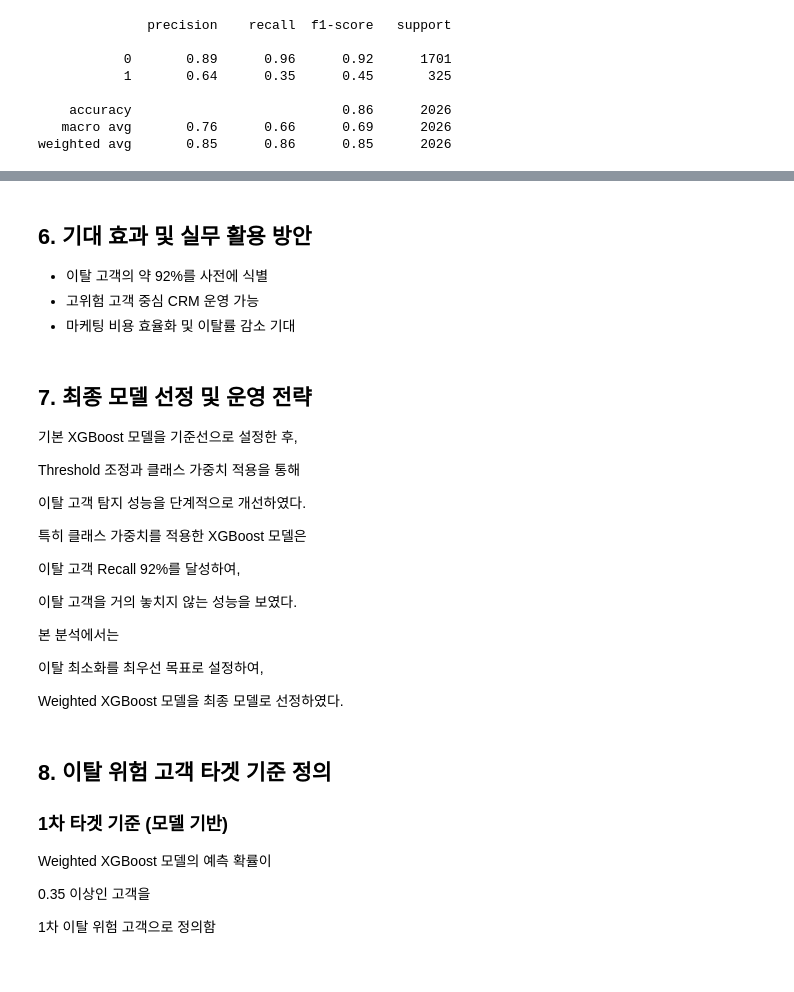
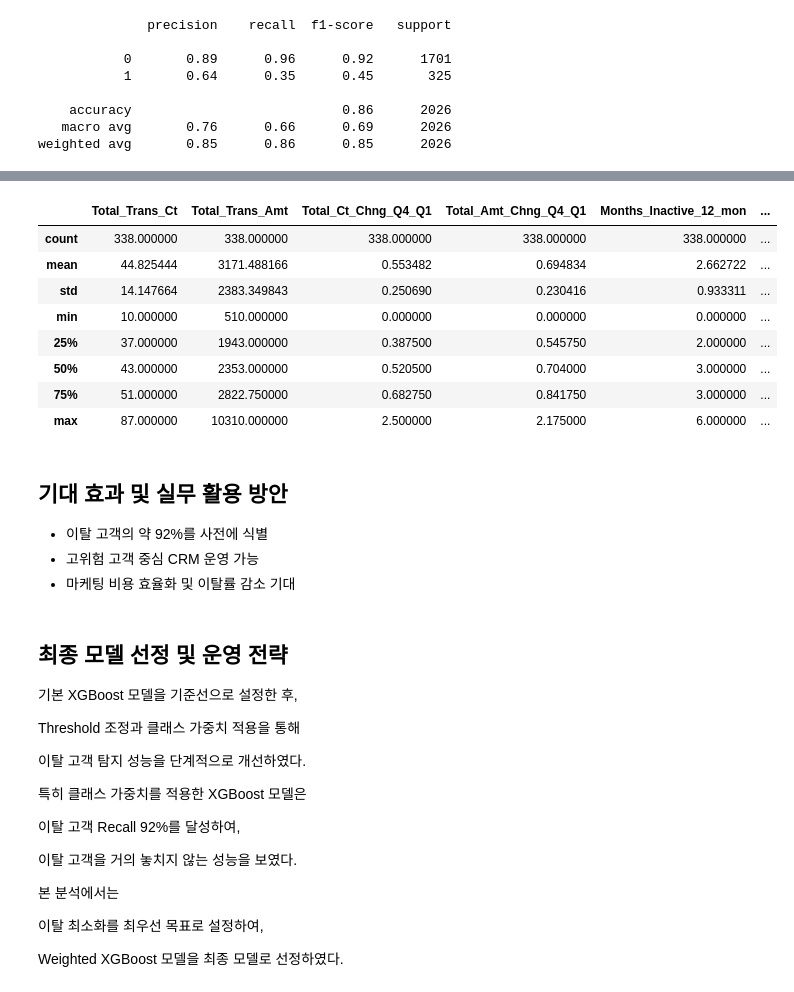
Before and after one commit to Ponolia/data-analyst-portfolio, a Jupyter notebook: churn_analysis.ipynb, the cells around one changed output, grey strips where cells are left out. Drawn from its saved outputs; the diff is of its cells as text; code cells hidden in the pictures.

```diff
--- a/churn_analysis.ipynb
+++ b/churn_analysis.ipynb
@@ -375,0 +271,8 @@ Passing `palette` without assigning `hue` is deprecated and will be removed in v
+# %%
+# 확률값 기반 평가
+y_proba = xgb_weighted.predict_proba(X_test)[:, 1]
+
+from sklearn.metrics import roc_auc_score
+
+roc_auc = roc_auc_score(y_test, y_proba)
+print("ROC-AUC:", roc_auc)
@@ -375,0 +285,15 @@ Passing `palette` without assigning `hue` is deprecated and will be removed in v
+# %%
+# 결과 데이터프레임
+result_df = X_test.copy()
+result_df['y_true'] = y_test.values
+result_df['y_proba'] = y_proba
+# %%
+def risk_segment(p):
+    if p >= 0.7:
+        return 'High Risk'
+    elif p >= 0.4:
+        return 'Medium Risk'
+    else:
+        return 'Low Risk'
+
+result_df['risk'] = result_df['y_proba'].apply(risk_segment)
@@ -375,0 +309,3 @@ Passing `palette` without assigning `hue` is deprecated and will be removed in v
+# %%
+high_risk_df = result_df[result_df['risk'] == 'High Risk']
+high_risk_df.head()
@@ -376,11 +319,23 @@ Passing `palette` without assigning `hue` is deprecated and will be removed in v
+# %%
+high_risk_df.describe()
+# %% [output]
+|  | Total_Trans_Ct | Total_Trans_Amt | Total_Ct_Chng_Q4_Q1 | Total_Amt_Chng_Q4_Q1 | Months_Inactive_12_mon | ... |
+| count | 338.000000 | 338.000000 | 338.000000 | 338.000000 | 338.000000 | ... |
+| mean | 44.825444 | 3171.488166 | 0.553482 | 0.694834 | 2.662722 | ... |
+| std | 14.147664 | 2383.349843 | 0.250690 | 0.230416 | 0.933311 | ... |
+| min | 10.000000 | 510.000000 | 0.000000 | 0.000000 | 0.000000 | ... |
+| 25% | 37.000000 | 1943.000000 | 0.387500 | 0.545750 | 2.000000 | ... |
+| 50% | 43.000000 | 2353.000000 | 0.520500 | 0.704000 | 3.000000 | ... |
+| 75% | 51.000000 | 2822.750000 | 0.682750 | 0.841750 | 3.000000 | ... |
+| max | 87.000000 | 10310.000000 | 2.500000 | 2.175000 | 6.000000 | ... |
 # %% [markdown]
-## 6. 기대 효과 및 실무 활용 방안
+## 기대 효과 및 실무 활용 방안
 
 - 이탈 고객의 약 92%를 사전에 식별
 - 고위험 고객 중심 CRM 운영 가능
 - 마케팅 비용 효율화 및 이탈률 감소 기대
 # %% [markdown]
-## 7. 최종 모델 선정 및 운영 전략
+## 최종 모델 선정 및 운영 전략
 
 기본 XGBoost 모델을 기준선으로 설정한 후,
 
@@ -399,13 +354,3 @@ Threshold 조정과 클래스 가중치 적용을 통해
 이탈 최소화를 최우선 목표로 설정하여,
 
 Weighted XGBoost 모델을 최종 모델로 선정하였다.
-# %% [markdown]
-## 8. 이탈 위험 고객 타겟 기준 정의
-
-### 1차 타겟 기준 (모델 기반)
-
-Weighted XGBoost 모델의 예측 확률이
-
-0.35 이상인 고객을
-
-1차 이탈 위험 고객으로 정의함
```
Also changed, not shown: parts of 49 cells of this notebook.
